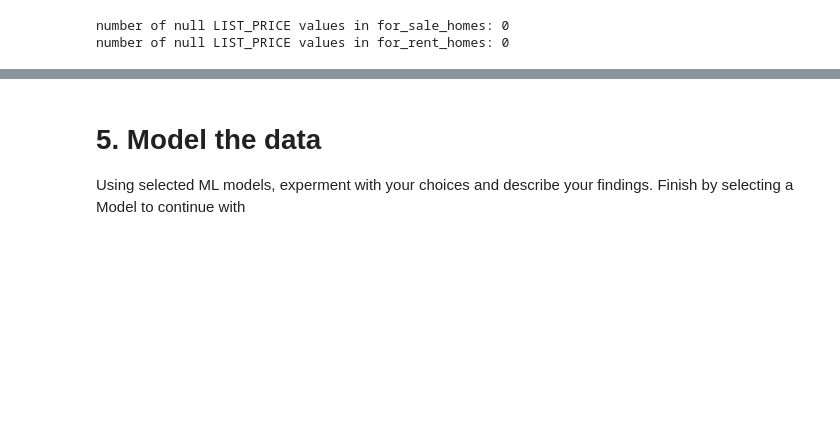
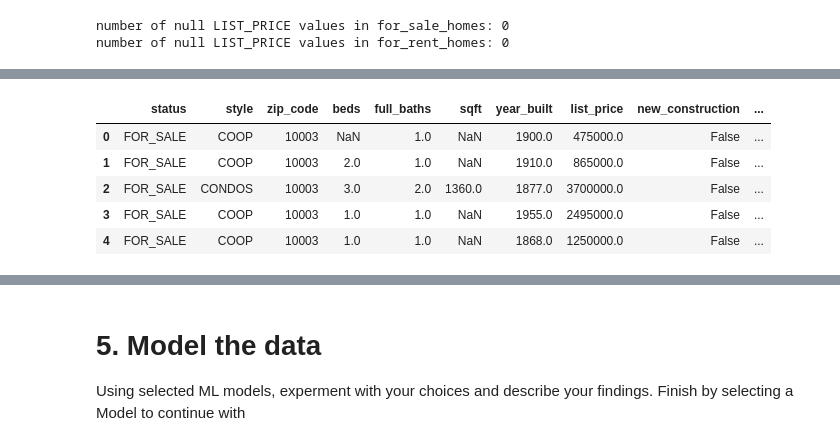
Before and after one commit to mandiiiwu/ml-classwork, a Jupyter notebook: Project_2/Project_2.ipynb, the cells around one changed output, grey strips where cells are left out. Saved outputs shown, nothing was run; the diff lists cells and outputs as text; code cells hidden in the pictures; blank space fills up the shorter version.

```diff
--- a/Project_2/Project_2.ipynb
+++ b/Project_2/Project_2.ipynb
@@ -364,0 +465,38 @@ hi      hi
+# %%
+temp_df = combined.copy()
+temp_df['new_construction'] = temp_df['new_construction'].astype(int)
+
+def calc_distance(latitude: float, longitude: float) -> float:
+    # destination is washington square park
+    DESTINATION_LAT = 40.7308
+    DESTINATION_LONG = -73.9976
+
+    R = 6371 # earth's radius
+
+    lat1 = np.radians(latitude)
+    long1 = np.radians(longitude)
+
+    lat2 = np.radians(DESTINATION_LAT)
+    long2 = np.radians(DESTINATION_LONG)
+
+    long_dist = long2 - long1
+    lat_dist = lat2 - lat1
+
+    a = np.sin(lat_dist / 2)**2 + np.cos(lat1) * np.cos(lat2) * np.sin(long_dist / 2)**2
+    c = 2 * np.arctan2(np.sqrt(a), np.sqrt(1 - a))
+
+    return R * c # returns distance in km
+
+combined['park_distance'] = combined.apply(
+    lambda row: calc_distance(row['latitude'], row['longitude']),
+    axis=1)
+
+combined.to_csv('combined.csv', index=False)
+combined.head()
+# %% [output]
+|  | status | style | zip_code | beds | full_baths | sqft | year_built | list_price | new_construction | ... |
+| 0 | FOR_SALE | COOP | 10003 | NaN | 1.0 | NaN | 1900.0 | 475000.0 | False | ... |
+| 1 | FOR_SALE | COOP | 10003 | 2.0 | 1.0 | NaN | 1910.0 | 865000.0 | False | ... |
+| 2 | FOR_SALE | CONDOS | 10003 | 3.0 | 2.0 | 1360.0 | 1877.0 | 3700000.0 | False | ... |
+| 3 | FOR_SALE | COOP | 10003 | 1.0 | 1.0 | NaN | 1955.0 | 2495000.0 | False | ... |
+| 4 | FOR_SALE | COOP | 10003 | 1.0 | 1.0 | NaN | 1868.0 | 1250000.0 | False | ... |
```
Also changed, not shown: parts of 21 cells of this notebook.
